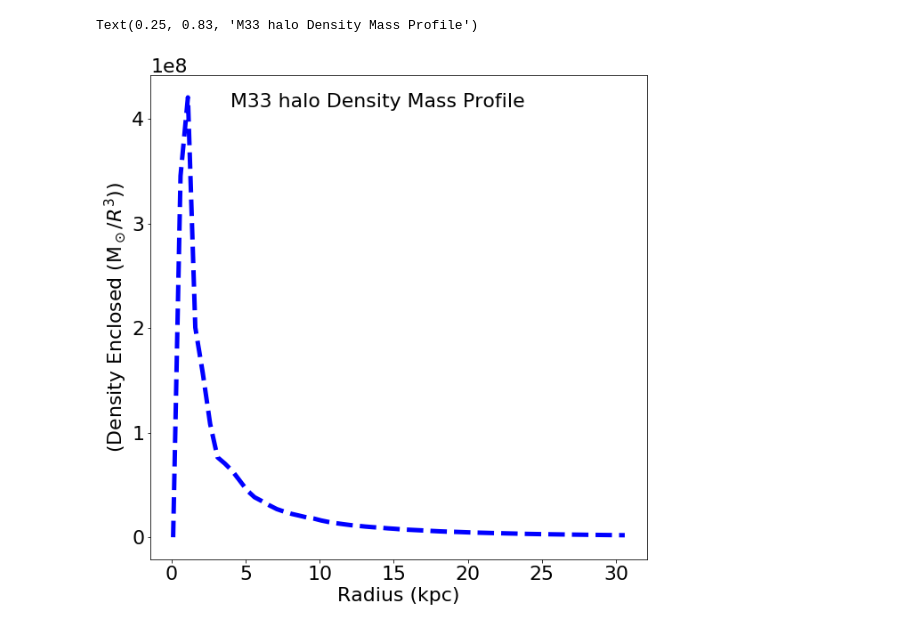
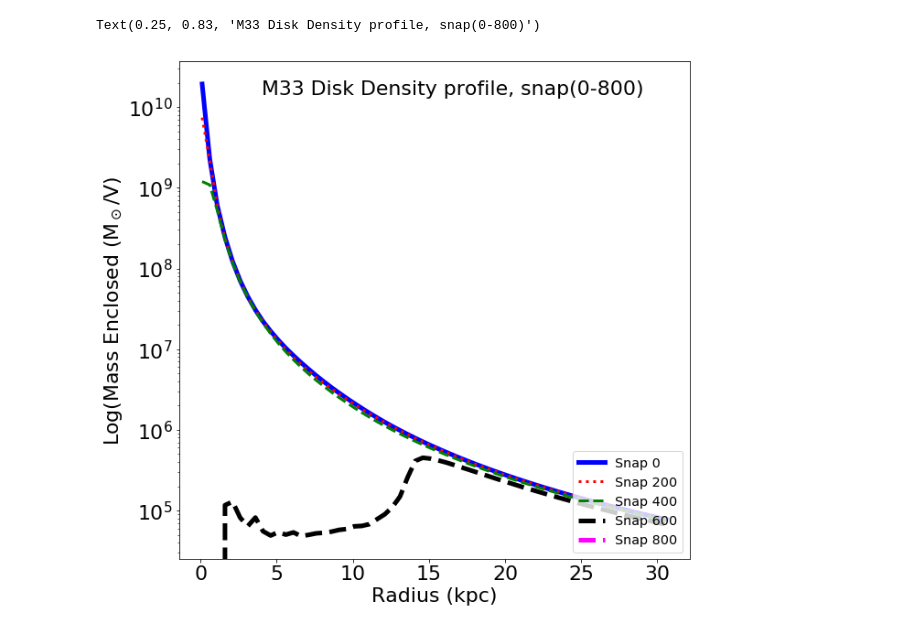
Before and after one commit to kyubito/400B_MASINI, a Jupyter notebook: Research Assignement/Code/Code.ipynb, the cells around one changed output. Saved outputs shown, nothing was run; the diff lists cells and outputs as text; code cells hidden in the pictures.

Commit message:
graph added

```diff
--- a/Research Assignement/Code/Code.ipynb
+++ b/Research Assignement/Code/Code.ipynb
@@ -35,53 +453,53 @@ MtotM33 = 0.187e12
 # %%
-# Plot the Density Profile for M33.
-
+M33_0 = MassProfile("M33",0)
+M33_200 = MassProfile("M33",200)
+M33_400 = MassProfile("M33",400)
+M33_600 = MassProfile("M33",600)
+M33_800 = MassProfile("M33",800)
 
 fig = plt.figure(figsize=(10,10))
 ax = plt.subplot(111)
 
 # Create an array to store Radius, from 0-30 kpc
 # intervals of 0.5 kpc
 R = np.arange(0.1,31,0.5)
 
-# Plot mass enclosed for Halo
-#plt.semilogy(R,M33.MassEnclosed(1,R)/R**3, color='blue', linewidth=5, label='Halo')
-plt.plot(R,M33.MassEnclosed(1,R)/R**3, color='blue',linestyle="--", linewidth=5)#, label='Halo')
+#Create the volume of the sphere containing the matter in a given radius
+V = ((4*np.pi*(R**3))/3)
 
-# for Disk
-#plt.semilogy(R,M33.MassEnclosed(2,R)/R**3, color='red', linestyle=":", linewidth=3, label='Disk')
-#plt.plot(R,M33.MassEnclosed(2,R)/R**3, color='red', linestyle=":", linewidth=3, label='Disk')
 
-# TOTAL Mass
-#plt.semilogy(R,M33.MassEnclosedTotal(R)/R**3, color='black', linestyle="--",linewidth=5, label='Total')
-#plt.plot(R,M33.MassEnclosedTotal(R)/R**3, color='black', linestyle="--",linewidth=5, label='Total')
+# Halo Snap 0
+plt.semilogy(R,M33_0.MassEnclosed(2,R)/V, color='blue', linewidth=5, label='Snap 0')
 
-# Hernquist Profile
-#plt.semilogy(R,M33.HernquistMass(R,ScaleM33,MtotM33)/R**3, color='magenta',linewidth=5, label='Hernquist, a=25 kpc')
-#plt.plot(R,M33.HernquistMass(R,ScaleM33,MtotM33)/R**3, color='magenta',linestyle="--",linewidth=5, label='Hernquist, a=25 kpc')
+# Halo Snap 200
+plt.semilogy(R,M33_200.MassEnclosed(2,R)/V, color='red', linestyle=":", linewidth=3, label='Snap 200')
+
+# Halo Snap 400
+plt.semilogy(R,M33_400.MassEnclosed(2,R)/V, color='green', linestyle="--",linewidth=3, label='Snap 400')
+
+# Halo snap 600
+plt.semilogy(R,M33_600.MassEnclosed(2,R)/V, color='black', linestyle="--",linewidth=5, label='Snap 600')
+
+# Halo Snap 800
+plt.semilogy(R,M33_800.MassEnclosed(2,R)/V, color='magenta',linestyle="--",linewidth=5, label='Snap 800')
 
 
 # Add axis labels
 plt.xlabel('Radius (kpc)', fontsize=22)
-plt.ylabel(r'(Density Enclosed (M$_\odot$/$R^3$))', fontsize=22)
+plt.ylabel(r'Log(Mass Enclosed (M$_\odot$/V)', fontsize=22)
 
-#set axis limits
-#plt.ylim(1e9,1e12)
 
 #adjust tick label font size
 label_size = 22
 matplotlib.rcParams['xtick.labelsize'] = label_size
 matplotlib.rcParams['ytick.labelsize'] = label_size
 
+
 # add a legend with some customizations.
-#legend = ax.legend(loc='lower right',fontsize='x-large')
+legend = ax.legend(loc='lower right',fontsize='x-large')
 
 #add figure text
-plt.figtext(0.25, 0.83, 'M33 halo Density Mass Profile', fontsize=22)
-
-
-# Save to a file
-#ax.set_rasterized(True)
-#plt.savefig('MassProfile_M33.eps', rasterized=True, dpi=350)
+plt.figtext(0.25, 0.83, 'M33 Disk Density profile, snap(0-800)', fontsize=22)
 # %% [output]
-Text(0.25, 0.83, 'M33 halo Density Mass Profile')
+Text(0.25, 0.83, 'M33 Disk Density profile, snap(0-800)')
-[figure, old version]
+[figure, new version]
```
Also changed, not shown: parts of 23 cells of this notebook.
